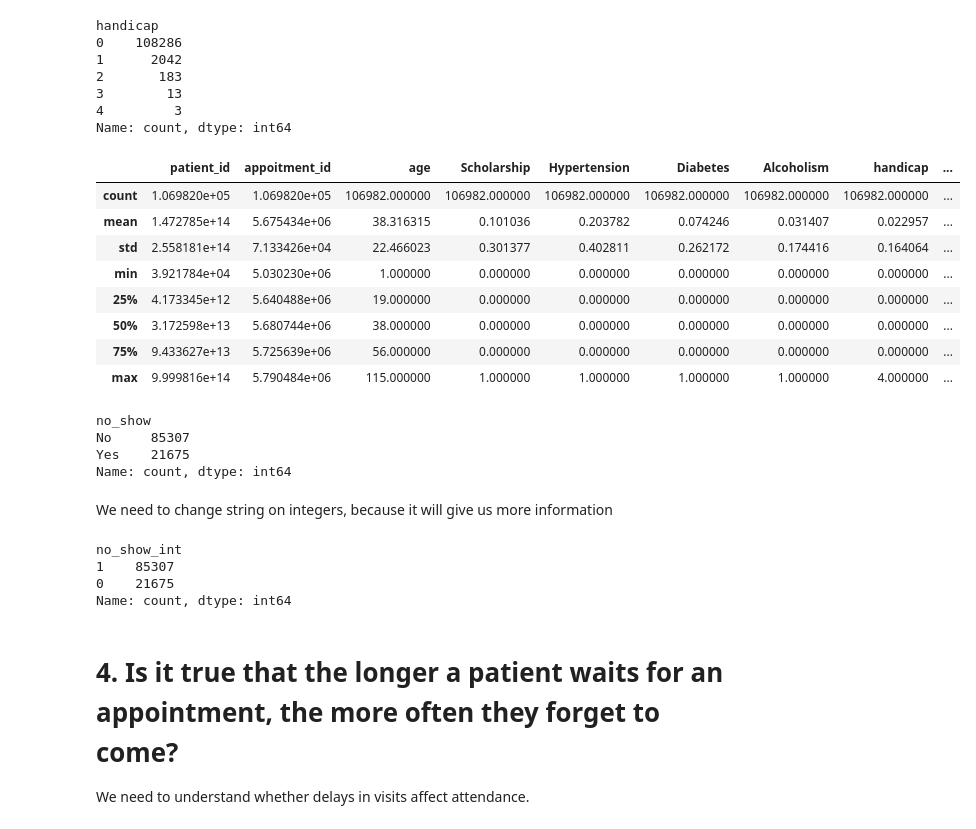
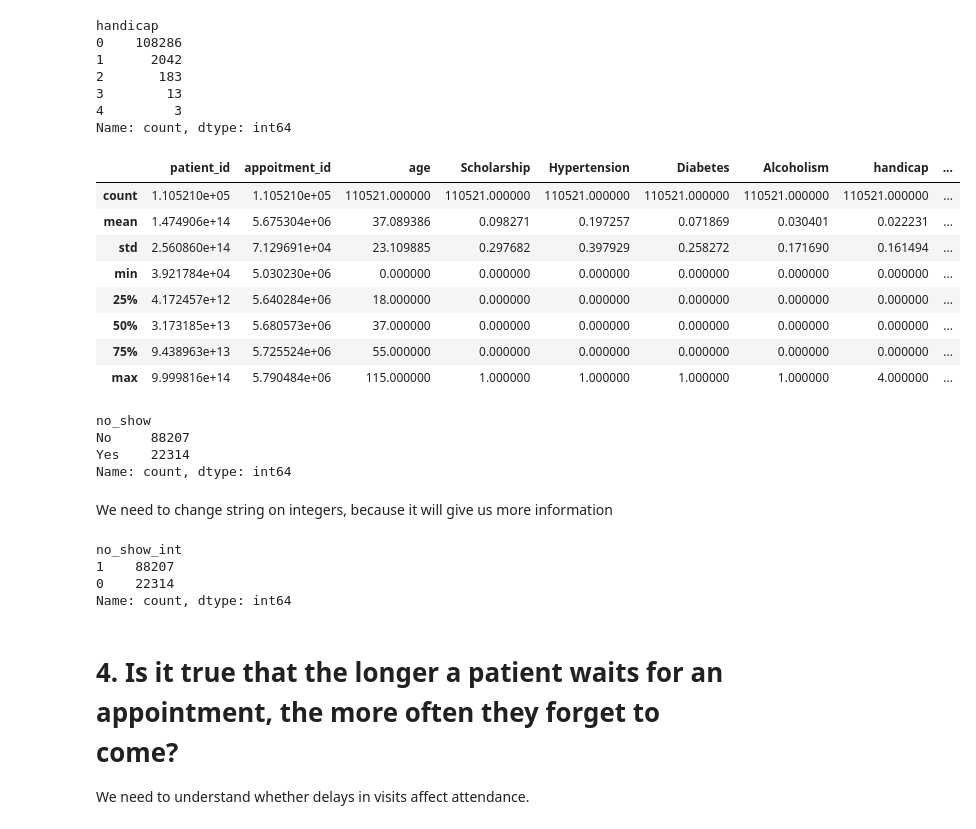
Before and after one commit to m4rkellkka/clinic-retention-analysis, a Jupyter notebook: 1.ipynb, the cells around one changed output. Cells and saved outputs as stored; diff of their text form; code cells hidden in the pictures.

```diff
--- a/1.ipynb
+++ b/1.ipynb
@@ -105,26 +105,26 @@ handicap
 4         3
 Name: count, dtype: int64
 # %%
-df = df[(df['age'] > 0)]
+df = df[(df['age'] >= 0)]
 df = df[df['awaiting_days'] >= 0]
 
 df.describe()
 # %% [output]
 |  | patient_id | appoitment_id | age | Scholarship | Hypertension | Diabetes | Alcoholism | handicap | ... |
-| count | 1.069820e+05 | 1.069820e+05 | 106982.000000 | 106982.000000 | 106982.000000 | 106982.000000 | 106982.000000 | 106982.000000 | ... |
-| mean | 1.472785e+14 | 5.675434e+06 | 38.316315 | 0.101036 | 0.203782 | 0.074246 | 0.031407 | 0.022957 | ... |
-| std | 2.558181e+14 | 7.133426e+04 | 22.466023 | 0.301377 | 0.402811 | 0.262172 | 0.174416 | 0.164064 | ... |
-| min | 3.921784e+04 | 5.030230e+06 | 1.000000 | 0.000000 | 0.000000 | 0.000000 | 0.000000 | 0.000000 | ... |
-| 25% | 4.173345e+12 | 5.640488e+06 | 19.000000 | 0.000000 | 0.000000 | 0.000000 | 0.000000 | 0.000000 | ... |
-| 50% | 3.172598e+13 | 5.680744e+06 | 38.000000 | 0.000000 | 0.000000 | 0.000000 | 0.000000 | 0.000000 | ... |
-| 75% | 9.433627e+13 | 5.725639e+06 | 56.000000 | 0.000000 | 0.000000 | 0.000000 | 0.000000 | 0.000000 | ... |
+| count | 1.105210e+05 | 1.105210e+05 | 110521.000000 | 110521.000000 | 110521.000000 | 110521.000000 | 110521.000000 | 110521.000000 | ... |
+| mean | 1.474906e+14 | 5.675304e+06 | 37.089386 | 0.098271 | 0.197257 | 0.071869 | 0.030401 | 0.022231 | ... |
+| std | 2.560860e+14 | 7.129691e+04 | 23.109885 | 0.297682 | 0.397929 | 0.258272 | 0.171690 | 0.161494 | ... |
+| min | 3.921784e+04 | 5.030230e+06 | 0.000000 | 0.000000 | 0.000000 | 0.000000 | 0.000000 | 0.000000 | ... |
+| 25% | 4.172457e+12 | 5.640284e+06 | 18.000000 | 0.000000 | 0.000000 | 0.000000 | 0.000000 | 0.000000 | ... |
+| 50% | 3.173185e+13 | 5.680573e+06 | 37.000000 | 0.000000 | 0.000000 | 0.000000 | 0.000000 | 0.000000 | ... |
+| 75% | 9.438963e+13 | 5.725524e+06 | 55.000000 | 0.000000 | 0.000000 | 0.000000 | 0.000000 | 0.000000 | ... |
 | max | 9.999816e+14 | 5.790484e+06 | 115.000000 | 1.000000 | 1.000000 | 1.000000 | 1.000000 | 4.000000 | ... |
 # %%
 df['no_show'].value_counts()
 # %% [output]
 no_show
-No     85307
-Yes    21675
+No     88207
+Yes    22314
 Name: count, dtype: int64
 # %% [markdown]
 We need to change string on integers, because it will give us more information
@@ -134,8 +134,8 @@ df['no_show_int'] = df['no_show'].map({'Yes': 0, 'No': 1})
 df['no_show_int'].value_counts()
 # %% [output]
 no_show_int
-1    85307
-0    21675
+1    88207
+0    22314
 Name: count, dtype: int64
 # %% [markdown]
 # 4. Is it true that the longer a patient waits for an appointment, the more often they forget to come?
```
Also changed, not shown: parts of 14 cells of this notebook.
